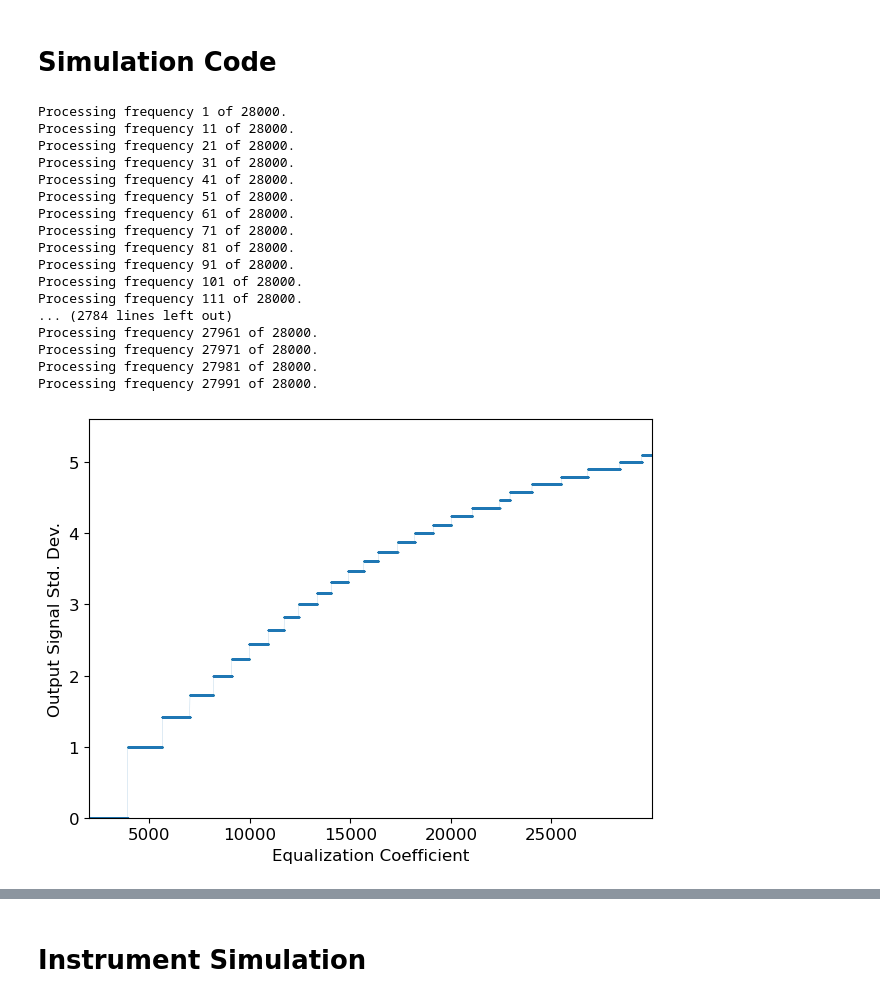
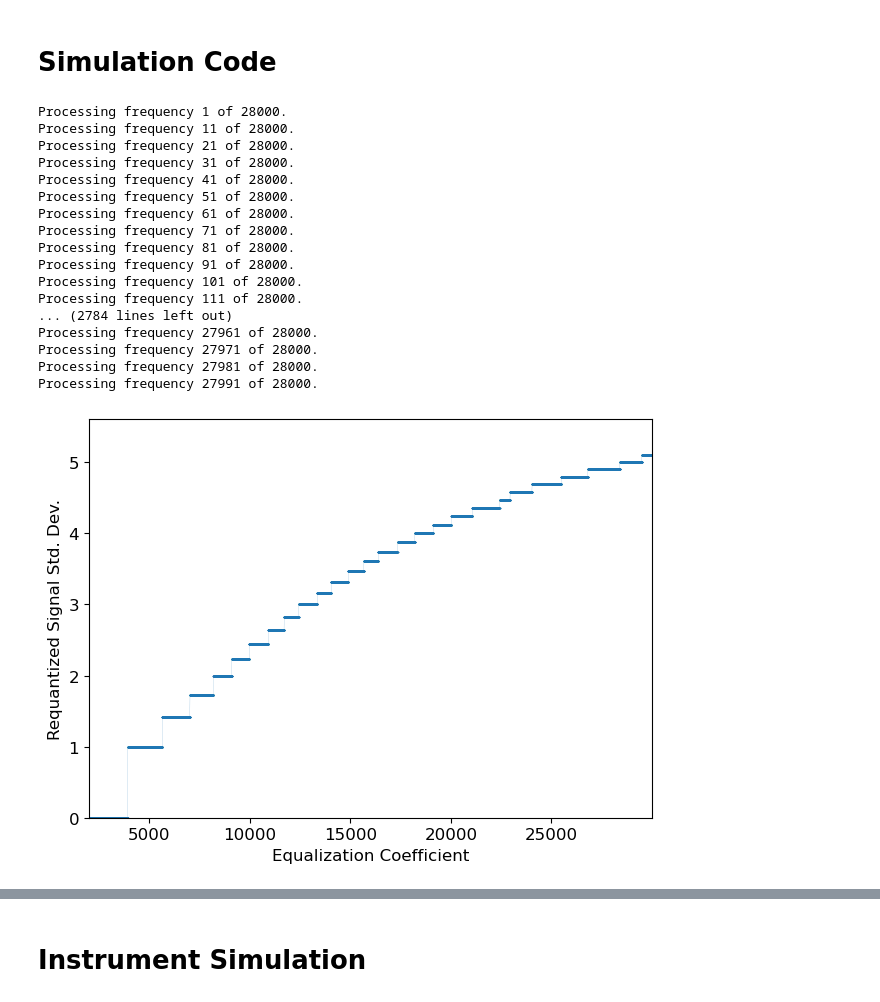
Before and after one commit to rlbyrne/requantization_sim, a Jupyter notebook: requantization_semianalytic_sim.ipynb, the cells around one changed output, grey strips where cells are left out. Saved outputs shown, nothing was run; the diff lists cells and outputs as text; code cells hidden in the pictures.

```diff
--- a/requantization_semianalytic_sim.ipynb
+++ b/requantization_semianalytic_sim.ipynb
@@ -155,32 +155,32 @@ plt.plot(
     equalization_coeffs,
     np.sqrt(final_variances),
     ".-",
     markersize=0.3,
     linewidth=0.1,
 )
 plt.ylim([0, 1.1 * np.max(np.sqrt(final_variances))])
 plt.xlim([np.min(equalization_coeffs), np.max(equalization_coeffs)])
 plt.xlabel("Equalization Coefficient")
-plt.ylabel("Output Signal Std. Dev.")
+plt.ylabel("Requantized Signal Std. Dev.")
 plt.tight_layout()
 plt.savefig("/Users/ruby/Downloads/stddev_vs_coeff.png", dpi=300)
 plt.show()
 # %% [output]
 Processing frequency 1 of 28000.
 Processing frequency 11 of 28000.
 Processing frequency 21 of 28000.
 Processing frequency 31 of 28000.
 Processing frequency 41 of 28000.
 Processing frequency 51 of 28000.
 Processing frequency 61 of 28000.
 Processing frequency 71 of 28000.
 Processing frequency 81 of 28000.
 Processing frequency 91 of 28000.
 Processing frequency 101 of 28000.
 Processing frequency 111 of 28000.
 ... (2784 lines left out)
 Processing frequency 27961 of 28000.
 Processing frequency 27971 of 28000.
 Processing frequency 27981 of 28000.
 Processing frequency 27991 of 28000.
-[figure, old version]
+[figure, new version]
```
Also changed, not shown: parts of 12 cells of this notebook, 1 other file.
